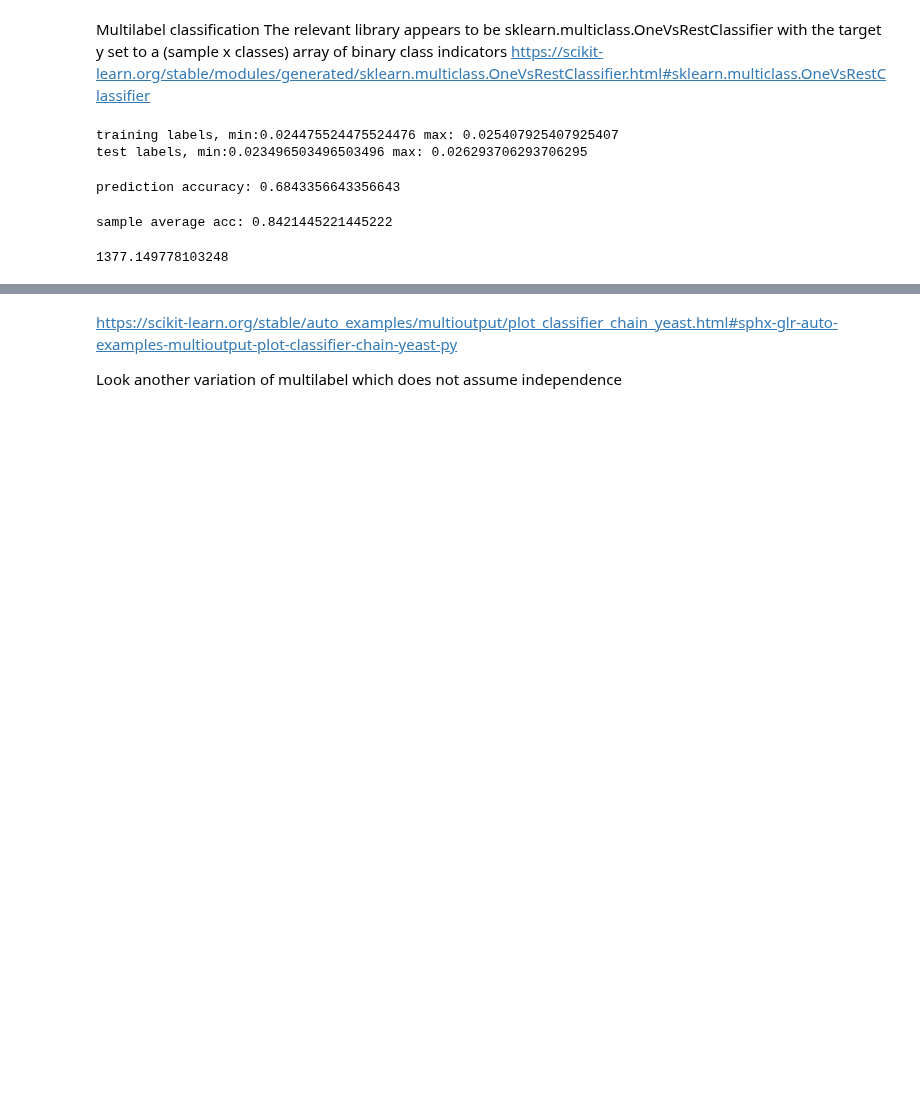
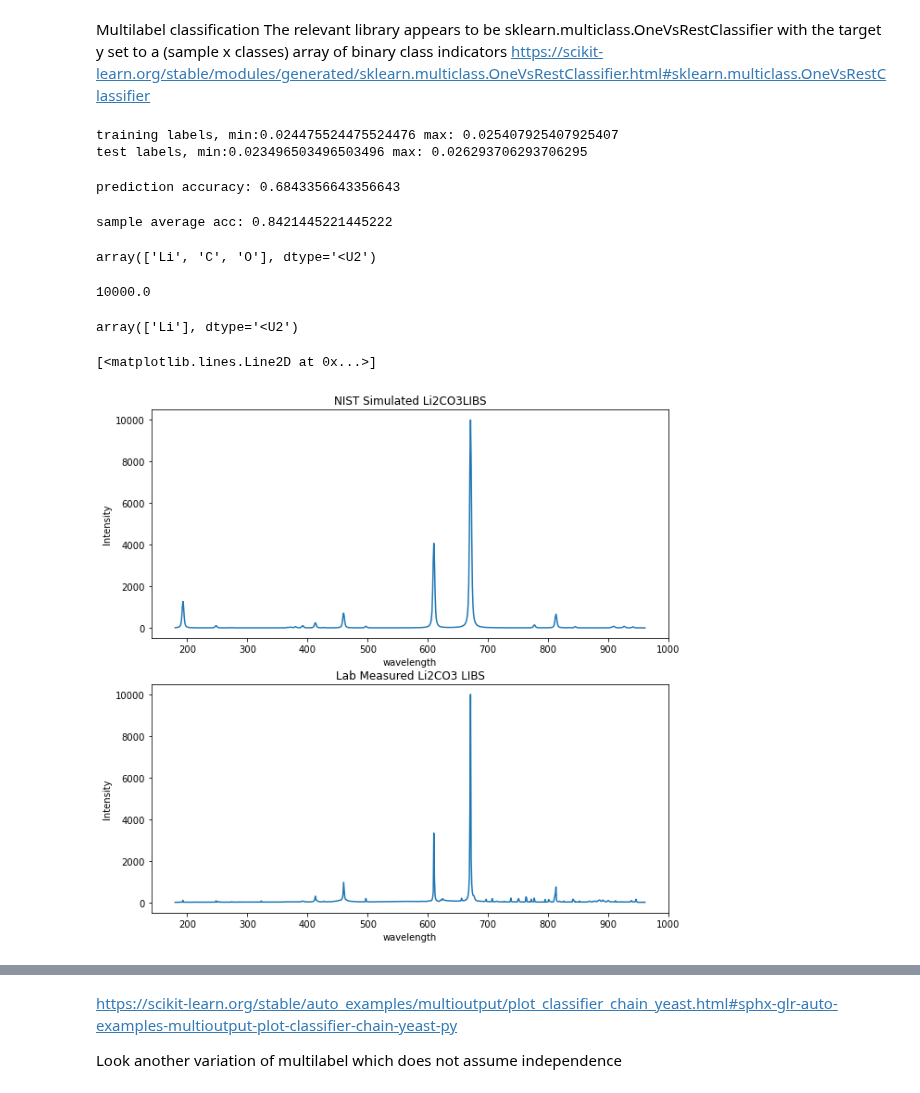
Before and after one commit to MWhitta/phaseMAP, a Jupyter notebook: LIBS_Multilabel.ipynb, the cells around one changed output, grey strips where cells are left out. Cells and saved outputs as stored; diff of their text form; code cells hidden in the pictures; blank space fills up the shorter version.

Commit message:
added graph of weighted element spectra

```diff
--- a/LIBS_Multilabel.ipynb
+++ b/LIBS_Multilabel.ipynb
@@ -48,12 +60,9 @@ https://scikit-learn.org/stable/modules/generated/sklearn.multiclass.OneVsRestCl
 #x array will be the intensities (potentially scaled / transformed) by wavelength
 #y array will be the binary indcators of element presence - e.g. length 80 array of 0/1s
 
-#prediction accuracy zero without transform, x_data as imported
-eps = 1e-6
-#X = x_data
-X = np.log(x_data + eps) # (9560, 782)
-#X = np.where(X < eps, eps, X)
-#X = np.log(X)
+#prediction accuracy only ~5% without log transform
+x_scaled = nist_mult * x_data
+X = np.log(x_scaled + eps) # (9560, 782)
 y = (fracs > 0).astype('int') # (9560, 80)
 
 #make a little modification to allow stratified splitting
@@ -110,8 +119,53 @@ fig.update_layout(width=500, height=2000)
 fig.show()
 # %% [output]
 sample average acc: 0.8421445221445222
-# %%
-#What's wrong with Iodine?
-np.max(x_data[el_index['I']])
-# %% [output]
-1377.149778103248
+# %%
+#check accuracy with a custom element mix
+input_spec = np.log(nist_li2co3_std + eps)
+comp_pred = clf.predict(input_spec.reshape(1,-1)) #add sample dim
+elem_ind = np.squeeze(np.where(comp_pred ==1, True, False)) #remove sample dim
+elem_symb[elem_ind]
+# %% [output]
+array(['Li', 'C', 'O'], dtype='<U2')
+# %%
+#look at experimental Li2CO3
+libs_spec = np.genfromtxt(datapath / "experimental/LIBS_Li2CO3.csv", delimiter=',', skip_header=1)
+#put libs spec in same wl intervals as model spectra, 1nm
+libs_wave = libs_spec[:,0]
+libs_intens = libs_spec[:,1]
+wave_dict = {wl:0 for wl in wave}
+for i in range(len(libs_wave)):
+    int_wl = np.round(libs_wave[i],0)
+    if int_wl in wave_dict:
+        wave_dict[int_wl] += libs_intens[i]
+x_spec = np.array([])
+for wl, intens in wave_dict.items():
+    x_spec = np.append(x_spec, intens)
+#Rescale so peak at 671nm is 10,000
+#Note: first wl is 180 at so subtract 180 from target wl to get index
+x_spec = 1e4 * x_spec / x_spec[np.asarray(wave == 671).nonzero()][0]
+x_spec[np.asarray(wave == 671).nonzero()][0] #10,000
+# %% [output]
+10000.0
+# %%
+#run prediction model for experimental spectrum
+#spec_maker = spectrum_maker()
+comp_pred = clf.predict(np.log(x_spec + eps).reshape(1,-1)) #add sample dim
+elem_ind = np.squeeze(np.where(comp_pred == 1, True, False)) #remove sample dim
+elem_symb[elem_ind]
+# %% [output]
+array(['Li'], dtype='<U2')
+# %%
+#Compare the nist simulated Li2CO3 spectrum to experimental to understand failure to predict C, O
+fig, ax = plt.subplots(2,1, figsize=(10,10))
+ax[0].set_xlabel('wavelength')  # Add an x-label to the axes.
+ax[0].set_ylabel('Intensity')  # Add a y-label to the axes.
+ax[0].set_title('NIST Simulated Li2CO3LIBS')  # Add a title to the axes.
+ax[0].plot(wave, nist_li2co3_std)
+ax[1].set_xlabel('wavelength')  # Add an x-label to the axes.
+ax[1].set_ylabel('Intensity')  # Add a y-label to the axes.
+ax[1].set_title('Lab Measured Li2CO3 LIBS')  # Add a title to the axes.
+ax[1].plot(wave, x_spec)
+# %% [output]
+[<matplotlib.lines.Line2D at 0x...>]
+[figure, added]
```
Also changed, not shown: parts of 4 cells of this notebook, 1 other file.
